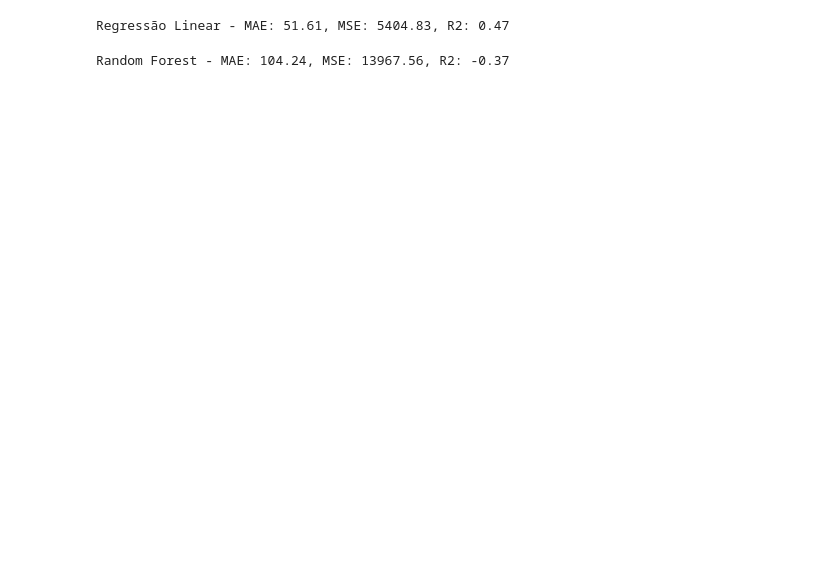
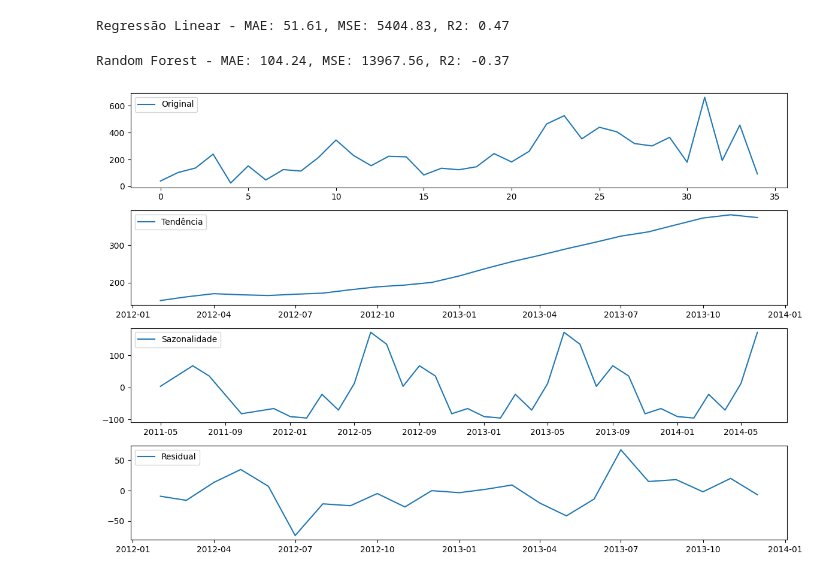
Before and after one commit to wrpereira/df_lh, a Jupyter notebook: airflow/jupyter/forecast_demand_analysis_Q8_Q9.ipynb, the cells around one changed output. Cells and saved outputs as stored; diff of their text form; code cells hidden in the pictures; blank space fills up the shorter version.

```diff
--- a/airflow/jupyter/forecast_demand_analysis_Q8_Q9.ipynb
+++ b/airflow/jupyter/forecast_demand_analysis_Q8_Q9.ipynb
@@ -34,7 +34,7 @@ if 'tables_to_process' not in locals():
     tables_to_process = [
         "desafioadventureworks-446600.stg_marts_tables.fact_product_seasonality",
         "desafioadventureworks-446600.stg_marts_tables.fact_product_forecast",
-        "desafioadventureworks-446600.stg_staging_tables.stg_sales_store",
+        "desafioadventureworks-446600.stg_marts_tables.fact_sales"
     ]
 
 if 'output_dataset' not in locals():
@@ -318,0 +308,37 @@ Random Forest - MAE: 104.24, MSE: 13967.56, R2: -0.37
+# %%
+from statsmodels.tsa.seasonal import seasonal_decompose
+
+# Supondo que o seu DataFrame se chame produto_712
+# Convertendo 'year_month' para datetime
+produto_712['year_month'] = pd.to_datetime(produto_712['year_month'], format='%Y-%m')
+
+# Decomposição sazonal
+result = seasonal_decompose(produto_712.set_index('year_month')['total_quantity_sold'], model='additive', period=12)
+
+# Função para plotar os componentes da decomposição sazonal
+def seasonal_decomposition_plots(data: pd.DataFrame, seasonal_decomposition):
+    plt.figure(figsize=(12, 8))
+    plt.subplot(4, 1, 1)
+    plt.plot(data['total_quantity_sold'], label='Original')
+    plt.legend(loc='upper left')
+
+    plt.subplot(4, 1, 2)
+    plt.plot(seasonal_decomposition.trend, label='Tendência')
+    plt.legend(loc='upper left')
+
+    plt.subplot(4, 1, 3)
+    plt.plot(seasonal_decomposition.seasonal, label='Sazonalidade')
+    plt.legend(loc='upper left')
+
+    plt.subplot(4, 1, 4)
+    plt.plot(seasonal_decomposition.resid, label='Residual')
+    plt.legend(loc='upper left')
+
+    plt.tight_layout()
+
+    return plt.show()
+
+# Gerando os gráficos
+seasonal_decomposition_plots(data=produto_712, seasonal_decomposition=result)
+# %% [output]
+[figure, added]
```
Also changed, not shown: parts of 16 cells of this notebook, 6 other files.
